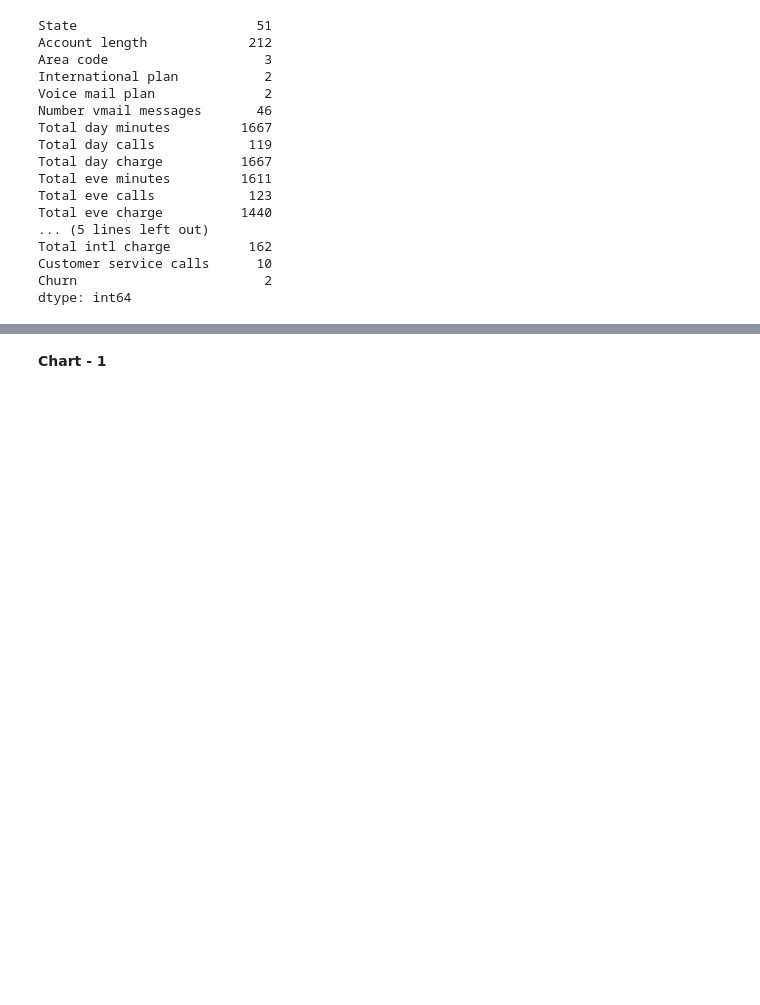
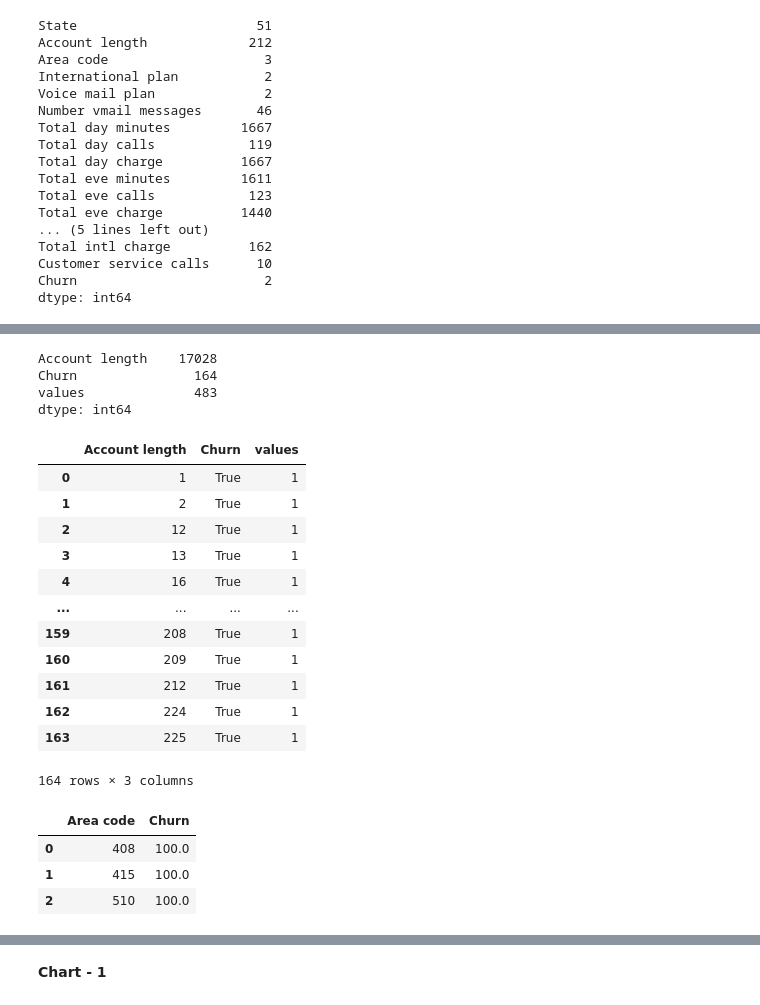
Before and after one commit to jasleenkau/edatelecomchurn, a Jupyter notebook: edatelecomchurn.ipynb, the cells around one changed output, grey strips where cells are left out. Cells and saved outputs as stored; diff of their text form; code cells hidden in the pictures; blank space fills up the shorter version.

```diff
--- a/edatelecomchurn.ipynb
+++ b/edatelecomchurn.ipynb
@@ -254,0 +331,32 @@ dtype: int64
+# %%
+#Account length wise churned customer
+Account_length_churned_customer=telecom[telecom['Churn']==True].groupby(['Account length'])['Churn'].value_counts().reset_index(name="values")
+print(Account_length_churned_customer.sum())
+Account_length_churned_customer
+# %% [output]
+Account length    17028
+Churn               164
+values              483
+dtype: int64
+|  | Account length | Churn | values |
+| 0 | 1 | True | 1 |
+| 1 | 2 | True | 1 |
+| 2 | 12 | True | 1 |
+| 3 | 13 | True | 1 |
+| 4 | 16 | True | 1 |
+| ... | ... | ... | ... |
+| 159 | 208 | True | 1 |
+| 160 | 209 | True | 1 |
+| 161 | 212 | True | 1 |
+| 162 | 224 | True | 1 |
+| 163 | 225 | True | 1 |
+164 rows × 3 columns
+# %%
+#Area Code wise Churn percentage
+Area_code_churn_percentage= (telecom[telecom['Churn']==True].groupby("Area code")['Churn'].mean()*100).reset_index()
+Area_code_churn_percentage
+# %% [output]
+|  | Area code | Churn |
+| 0 | 408 | 100.0 |
+| 1 | 415 | 100.0 |
+| 2 | 510 | 100.0 |
```
Also changed, not shown: parts of 34 cells of this notebook.
